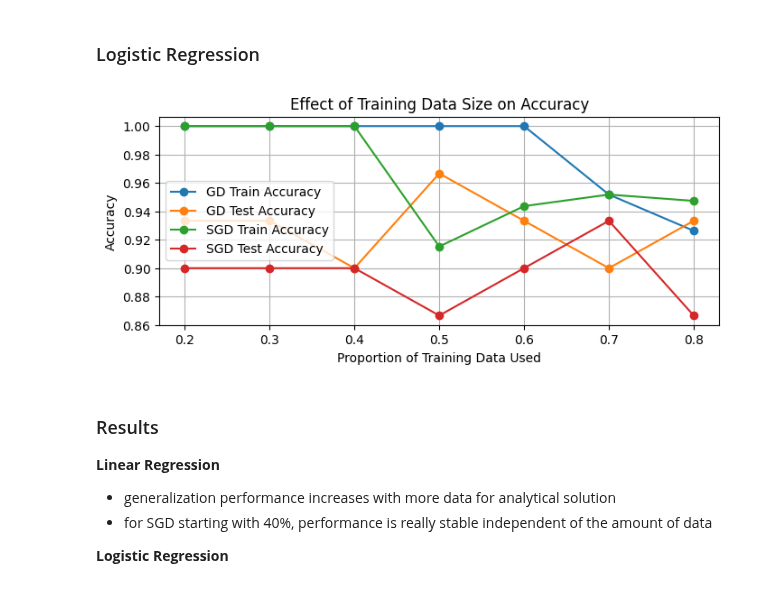
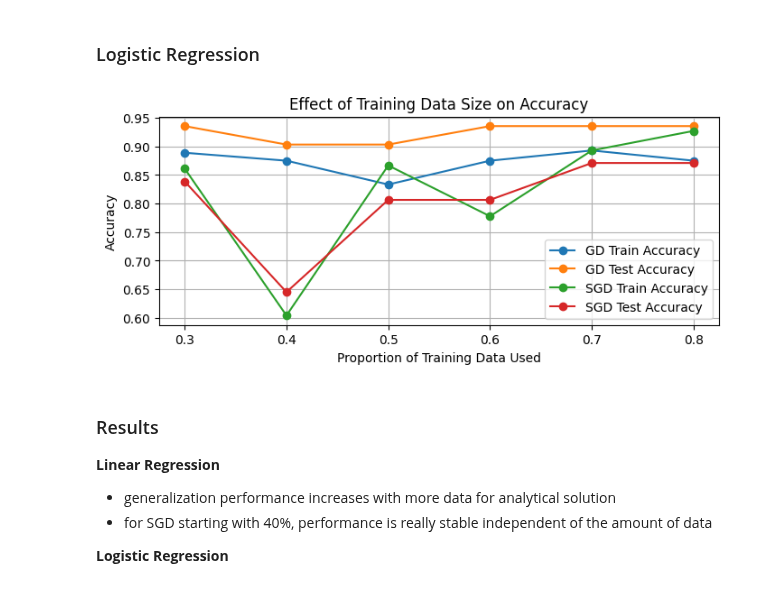
Before and after one commit to j-c-carr/Real-Estate-and-Wine-Quality-Prediction, a Jupyter notebook: experiments_test.ipynb, the cells around one changed output. Drawn from its saved outputs; the diff is of its cells as text; code cells hidden in the pictures.

```diff
--- a/experiments_test.ipynb
+++ b/experiments_test.ipynb
@@ -23,3 +17,13 @@ WINE_DF = fetch_wine_dataset()
+# %%
+SEED = 42
+np.random.seed(SEED)
+
+HOUSING_DF = fetch_housing_dataset()
+WINE_DF = fetch_wine_dataset()
+
+# shuffle
+HOUSING_DF = HOUSING_DF.sample(frac=1, random_state=SEED).reset_index(drop=True)
+WINE_DF = WINE_DF.sample(frac=1, random_state=SEED).reset_index(drop=True)
 # %% [markdown]
 # Experiment 1: Basic Performance Comparison
 
@@ -44,12 +48,12 @@ wine_df_cleaned = remove_outliers(wine_df, factor=IQR_FACTOR)
 ### Data Splitting ###
 # perform train test split
 X_housing_train, X_housing_test, y_housing_train, y_housing_test = train_test_split(housing_df_cleaned.drop(['MEDV'], axis=1).to_numpy(),
-                                                                                    housing_df_cleaned.MEDV.to_numpy().reshape(-1,1), test_size=TEST_SIZE)
+                                                                                    housing_df_cleaned.MEDV.to_numpy().reshape(-1,1),
+                                                                                    test_size=TEST_SIZE, random_state=SEED)
 
 one_hot_wine_classes = pd.get_dummies(wine_df_cleaned['class']).to_numpy(dtype=int)
 X_wine_train, X_wine_test, y_wine_train, y_wine_test = train_test_split(wine_df_cleaned.drop(['class'], axis=1).to_numpy(),
-                                                                        one_hot_wine_classes,
-                                                                        test_size=TEST_SIZE)
+                                                                        one_hot_wine_classes, test_size=TEST_SIZE, random_state=SEED)
 
 ### Data Normalization ###
 # normalize data after train test split to prevent data leakage
@@ -336,10 +362,11 @@ wine_df_cleaned = remove_outliers(wine_df_cleaned, factor=IQR_FACTOR)
 # perform train test split
 one_hot_wine_classes = pd.get_dummies(wine_df_cleaned['class']).to_numpy(dtype=int)
 X_wine_train, X_wine_test, y_wine_train, y_wine_test = train_test_split(wine_df_cleaned.drop(['class'], axis=1).to_numpy(),
-                                                                        one_hot_wine_classes, test_size=TEST_SIZE)
+                                                                        one_hot_wine_classes, test_size=TEST_SIZE, random_state=SEED)
 
 X_housing_train, X_housing_test, y_housing_train, y_housing_test = train_test_split(housing_df_cleaned.drop(['MEDV'], axis=1).to_numpy(),
-                                                                                    housing_df_cleaned.MEDV.to_numpy().reshape(-1,1), test_size=TEST_SIZE)
+                                                                                    housing_df_cleaned.MEDV.to_numpy().reshape(-1,1),
+                                                                                    test_size=TEST_SIZE, random_state=SEED)
 
 ### Data Normalization ###
 # normalize data after train test split to prevent data leakage
@@ -350,8 +377,8 @@ X_housing_train, X_housing_test = min_max_scale(X_housing_train, X_housing_test)
 # %%
 OPTIMIZER_KWARGS = {
     'batch_size': 32,
-    'max_iters': 4e4,
-    'learning_rate': 0.05,
+    'learning_rate': 0.1,
+    'max_iters': 1e4,
     'verbose': False
 }
 
@@ -366,13 +393,13 @@ sgd_test_errors = []
 for size in sizes:
     # select data subset
     subset_size = int(size * X_housing_train.shape[0])
-    print(subset_size)
     X_train_subset = X_housing_train[:subset_size]
     y_train_subset = y_housing_train[:subset_size]
 
     lin_reg = LinearRegression()
 
     # analytic fit
+    lin_reg = LinearRegression()
     lin_reg.fit(X_train_subset, y_train_subset, analytic_fit=True, verbose=False)
     y_preds_analytic_train = lin_reg.predict(X_train_subset)
     y_preds_analytic_test = lin_reg.predict(X_housing_test)
@@ -380,6 +407,7 @@ for size in sizes:
     analytic_test_errors.append(mse(y_housing_test, y_preds_analytic_test))
 
     # mini-batch SGD fit
+    lin_reg = LinearRegression()
     lin_reg.fit(X_train_subset, y_train_subset, optimizer_class=StochasticGradientDescent, **OPTIMIZER_KWARGS)
     y_preds_sgd_train = lin_reg.predict(X_train_subset)
     y_preds_sgd_test = lin_reg.predict(X_housing_test)
@@ -409,13 +430,15 @@ plt.show()
 # %% [markdown]
 ### Logistic Regression
 # %%
-BATCH_SIZE = 16
-OPTIMIZER_KWARGS = {'max_iters': 1e5,
-                    'learning_rate': 0.05,
-                    'verbose': False}
+BATCH_SIZE = 32
+OPTIMIZER_KWARGS = {
+    'max_iters': 4e4,
+    'learning_rate': 0.1,
+    'verbose': False
+    }
 
 # sizes to sample
-sizes = [0.2, 0.3, 0.4, 0.5, 0.6, 0.7, 0.8]
+sizes = [0.3, 0.4, 0.5, 0.6, 0.7, 0.8]
 
 gd_train_accuracies = []
 gd_test_accuracies = []
@@ -423,34 +446,36 @@ sgd_train_accuracies = []
 sgd_test_accuracies = []
 
 for size in sizes:
     # select data subset
     subset_size = int(size * X_wine_train.shape[0])
     X_train_subset = X_wine_train[:subset_size]
     y_train_subset = y_wine_train[:subset_size]
 
     # GD fit
+    log_reg = LogisticRegression()
     log_reg.fit(X_train_subset, y_train_subset, optimizer_class=GradientDescent, **OPTIMIZER_KWARGS)
     gd_train_accuracies.append(accuracy_score(y_train_subset, log_reg.predict(X_train_subset)))
     gd_test_accuracies.append(accuracy_score(y_wine_test, log_reg.predict(X_wine_test)))
 
     # mini-batch SGD fit
+    log_reg = LogisticRegression()
     log_reg.fit(X_train_subset, y_train_subset, optimizer_class=StochasticGradientDescent, batch_size=BATCH_SIZE, **OPTIMIZER_KWARGS)
     sgd_train_accuracies.append(accuracy_score(y_train_subset, log_reg.predict(X_train_subset)))
     sgd_test_accuracies.append(accuracy_score(y_wine_test, log_reg.predict(X_wine_test)))
 
 plt.figure(figsize=(8, 3))
 plt.plot(sizes, gd_train_accuracies, '-o', label="GD Train Accuracy")
 plt.plot(sizes, gd_test_accuracies, '-o', label="GD Test Accuracy")
 plt.plot(sizes, sgd_train_accuracies, '-o', label="SGD Train Accuracy")
 plt.plot(sizes, sgd_test_accuracies, '-o', label="SGD Test Accuracy")
 plt.xlabel("Proportion of Training Data Used")
 plt.ylabel("Accuracy")
 plt.title("Effect of Training Data Size on Accuracy")
 plt.legend()
 plt.grid(True)
 plt.show()
 # %% [output]
-[figure, old version]
+[figure, new version]
 # %% [markdown]
 ### Results
 
```
Also changed, not shown: parts of 20 cells of this notebook.
